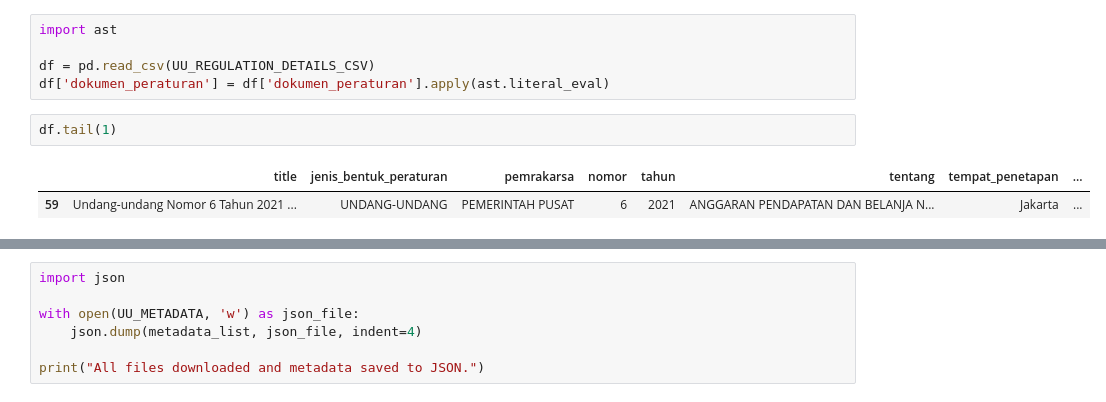
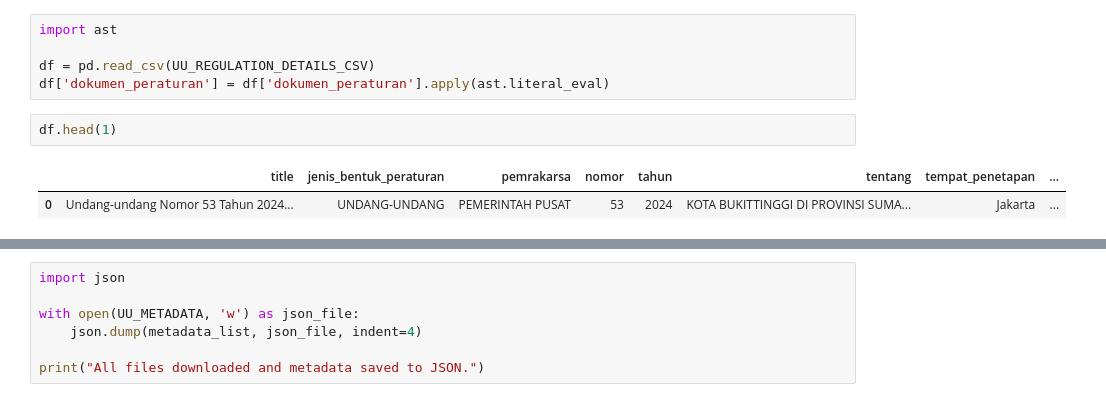
Before and after one commit to arkanalexei/ta-rag-demo, a Jupyter notebook: 1_scrape_regulations.ipynb, the cells around one changed output, grey strips where cells are left out. Saved outputs shown, nothing was run; the diff lists cells and outputs as text.

```diff
--- a/1_scrape_regulations.ipynb
+++ b/1_scrape_regulations.ipynb
@@ -126,7 +138,7 @@ import ast
 df = pd.read_csv(UU_REGULATION_DETAILS_CSV)
 df['dokumen_peraturan'] = df['dokumen_peraturan'].apply(ast.literal_eval)
 # %%
-df.tail(1)
+df.head(1)
 # %% [output]
 |  | title | jenis_bentuk_peraturan | pemrakarsa | nomor | tahun | tentang | tempat_penetapan | ... |
-| 59 | Undang-undang Nomor 6 Tahun 2021 ... | UNDANG-UNDANG | PEMERINTAH PUSAT | 6 | 2021 | ANGGARAN PENDAPATAN DAN BELANJA N... | Jakarta | ... |
+| 0 | Undang-undang Nomor 53 Tahun 2024... | UNDANG-UNDANG | PEMERINTAH PUSAT | 53 | 2024 | KOTA BUKITTINGGI DI PROVINSI SUMA... | Jakarta | ... |
```
Also changed, not shown: parts of 8 cells of this notebook, 6 other files.
